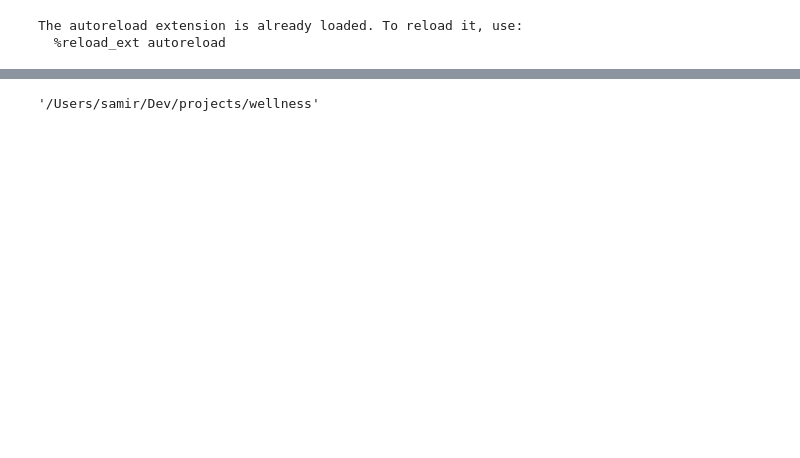
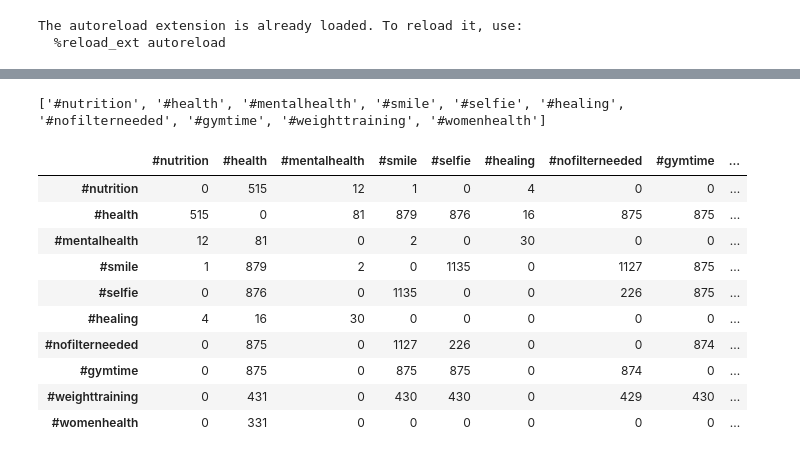
Before and after one commit to samiroid/coEgoNets, a Jupyter notebook: notebooks/main.ipynb, the cells around one changed output, grey strips where cells are left out. Saved outputs shown, nothing was run; the diff lists cells and outputs as text; code cells hidden in the pictures; blank space fills up the shorter version.

```diff
--- a/notebooks/main.ipynb
+++ b/notebooks/main.ipynb
@@ -190,4 +88,21 @@ s = new sigma({
-# %%
-pwd
-# %% [output]
-'/Users/samir/Dev/projects/wellness'
+# %%
+#get top words
+top_words = list(cooc.keys())
+print(top_words)
+#get coocurrences between top words
+TC = get_coos(C, top_words)
+TC
+# C.loc[cooc_words,cooc_words]
+# %% [output]
+['#nutrition', '#health', '#mentalhealth', '#smile', '#selfie', '#healing', '#nofilterneeded', '#gymtime', '#weighttraining', '#womenhealth']
+|  | #nutrition | #health | #mentalhealth | #smile | #selfie | #healing | #nofilterneeded | #gymtime | ... |
+| #nutrition | 0 | 515 | 12 | 1 | 0 | 4 | 0 | 0 | ... |
+| #health | 515 | 0 | 81 | 879 | 876 | 16 | 875 | 875 | ... |
+| #mentalhealth | 12 | 81 | 0 | 2 | 0 | 30 | 0 | 0 | ... |
+| #smile | 1 | 879 | 2 | 0 | 1135 | 0 | 1127 | 875 | ... |
+| #selfie | 0 | 876 | 0 | 1135 | 0 | 0 | 226 | 875 | ... |
+| #healing | 4 | 16 | 30 | 0 | 0 | 0 | 0 | 0 | ... |
+| #nofilterneeded | 0 | 875 | 0 | 1127 | 226 | 0 | 0 | 874 | ... |
+| #gymtime | 0 | 875 | 0 | 875 | 875 | 0 | 874 | 0 | ... |
+| #weighttraining | 0 | 431 | 0 | 430 | 430 | 0 | 429 | 430 | ... |
+| #womenhealth | 0 | 331 | 0 | 0 | 0 | 0 | 0 | 0 | ... |
```
Also changed, not shown: parts of 18 cells of this notebook, 6 other files.
